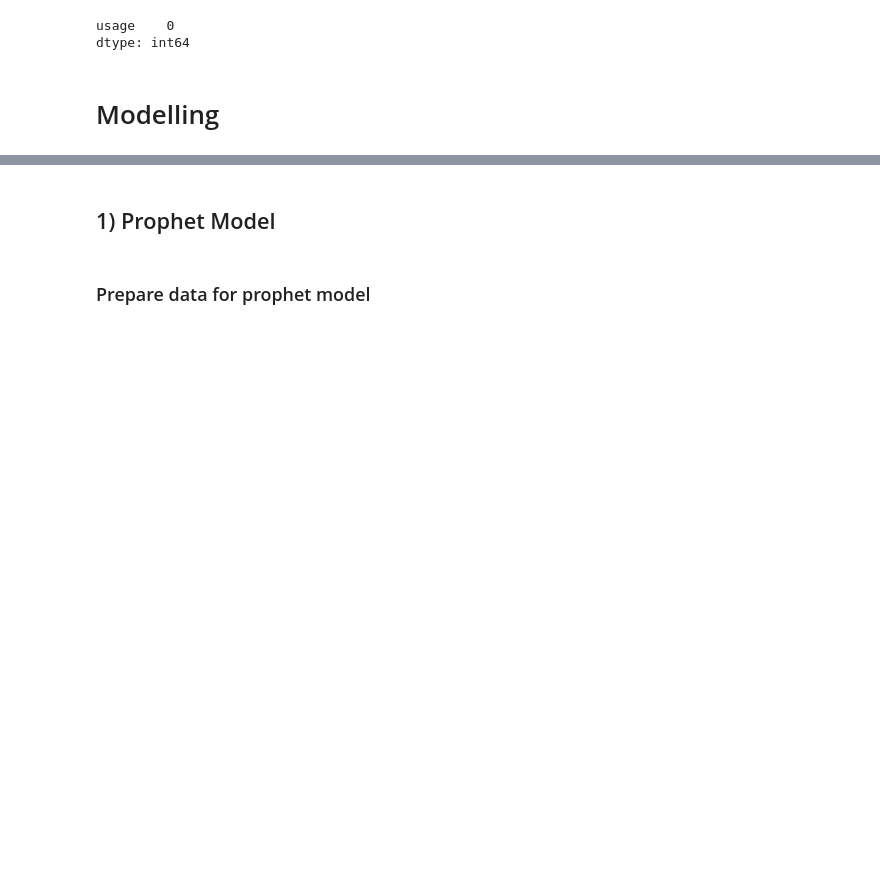
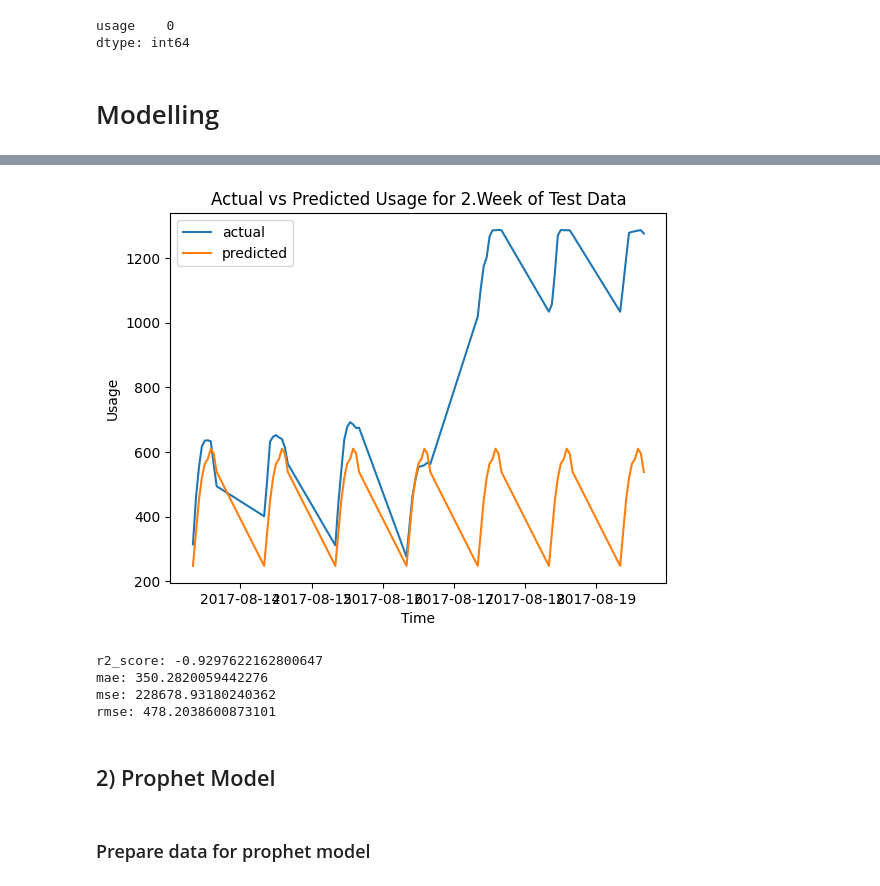
Before and after one commit to EmincanY/TimeSeriesModels-MunicipalityPredictions, a Jupyter notebook: Emincan_YILMAZ_interview.ipynb, the cells around one changed output, grey strips where cells are left out. Saved outputs shown, nothing was run; the diff lists cells and outputs as text; code cells hidden in the pictures; blank space fills up the shorter version.

```diff
--- a/Emincan_YILMAZ_interview.ipynb
+++ b/Emincan_YILMAZ_interview.ipynb
@@ -1162,0 +1297,3 @@ dtype: int64
+# %%
+df_0_train1w_ma = pd.concat([df_0_train_ma , df_0_test_1w_ma])
+df_0_train1w_ma
@@ -1162,0 +1314,11 @@ dtype: int64
+# %%
+# Fit the model on the training data
+model = ExponentialSmoothing(df_0_train1w_ma['usage'], seasonal_periods=9, seasonal='multiplicative')
+model_fit = model.fit()
+
+# Use the model to make predictions on the test data
+predictions = model_fit.forecast(len(df_0_test_2w_ma))
+
+# Combine the actual and predicted values into a single dataframe
+result_2w = pd.concat([df_0_test_2w_ma[['date','usage']].reset_index(drop=True), pd.DataFrame(predictions, columns=['Predicted']).reset_index(drop=True)], axis=1)
+result_2w.set_index('date' , drop=True , inplace=True)
@@ -1162,0 +1342,20 @@ dtype: int64
+# %%
+# Plot actual vs predicted values
+plt.plot(result_2w['usage'], label='actual')
+plt.plot(result_2w['Predicted'], label='predicted')
+
+plt.legend()
+plt.xlabel('Time')
+plt.ylabel('Usage')
+plt.title('Actual vs Predicted Usage for 2.Week of Test Data')
+
+plt.show()
+# %% [output]
+[figure, added]
+# %%
+eval_metrics(result_2w['usage'] , result_2w['Predicted'])
+# %% [output]
+r2_score: -0.9297622162800647
+mae: 350.2820059442276
+mse: 228678.93180240362
+rmse: 478.2038600873101
@@ -1163,5 +1364,5 @@ dtype: int64
 # %% [markdown]
-## 1) Prophet Model
+## 2) Prophet Model
 # %% [markdown]
 ### Prepare data for prophet model
 # %%
```
Also changed, not shown: parts of 82 cells of this notebook.
